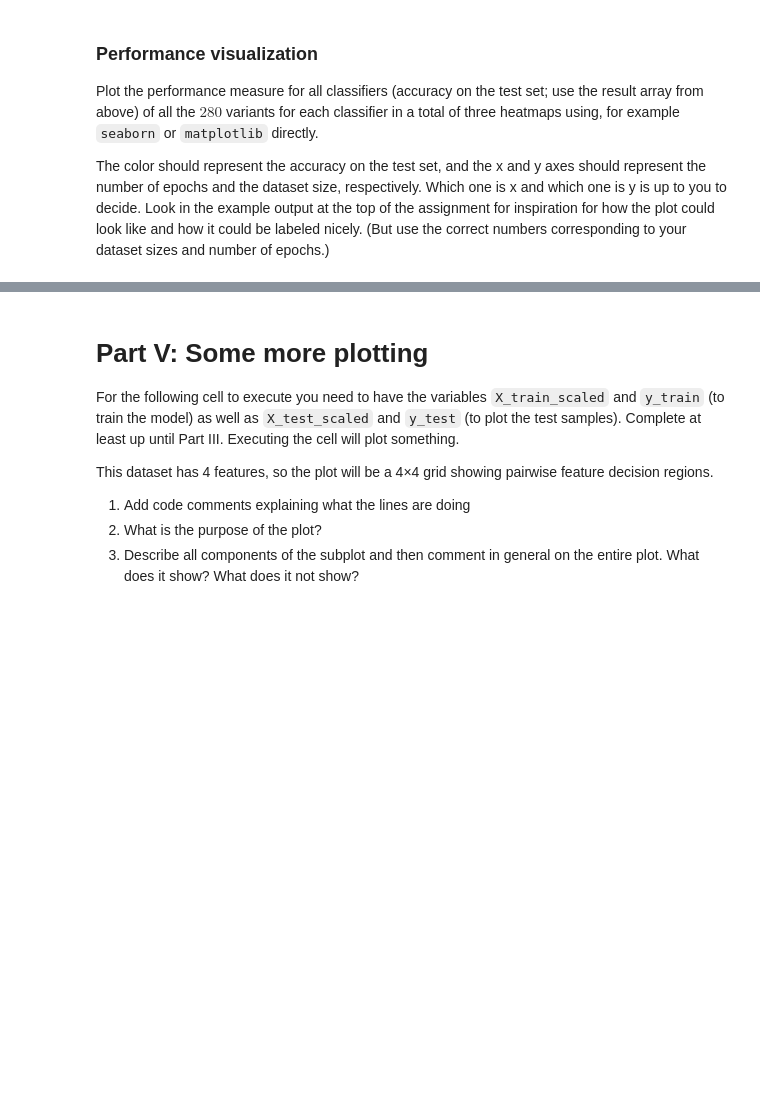
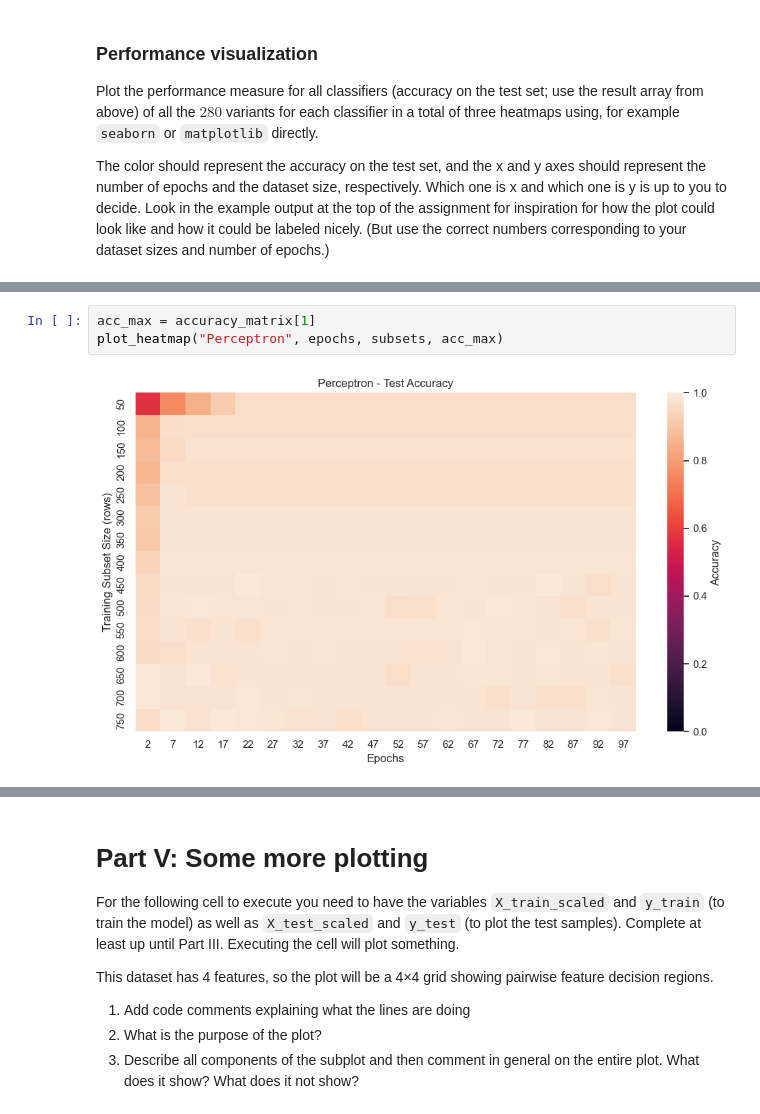
Before and after one commit to Indraadhikari/DAT200-Machine-Learning, a Jupyter notebook: CA2/CA2 Q-checkpoint.ipynb, the cells around one changed output, grey strips where cells are left out. Cells and saved outputs as stored; diff of their text form; blank space fills up the shorter version.

```diff
--- a/CA2/CA2 Q-checkpoint.ipynb
+++ b/CA2/CA2 Q-checkpoint.ipynb
@@ -406,0 +474,5 @@ Which one is x and which one is y is up to you to decide. Look in the example ou
+# %%
+acc_max = accuracy_matrix[1]
+plot_heatmap("Perceptron", epochs, subsets, acc_max)
+# %% [output]
+[figure, added]
```
Also changed, not shown: parts of 9 cells of this notebook.
